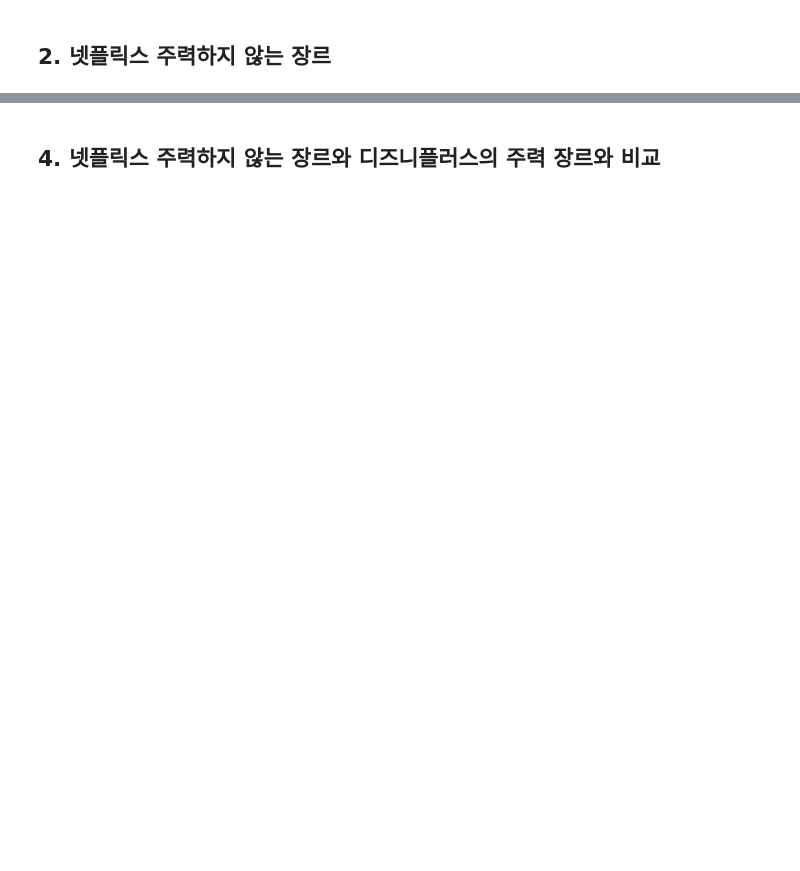
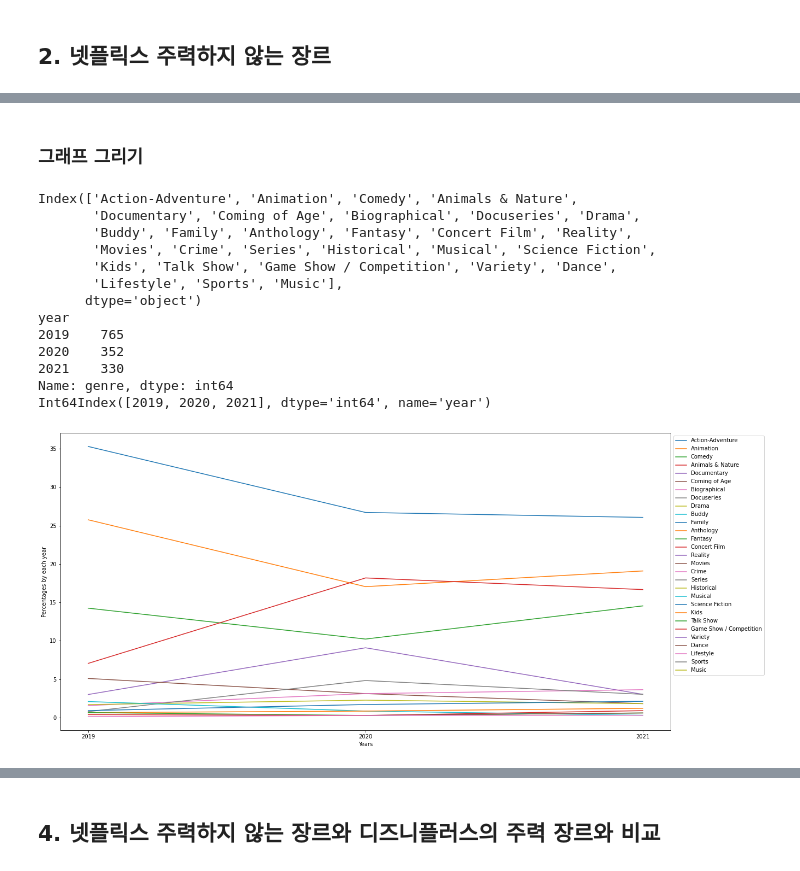
Before and after one commit to och9854/Datathon, a Jupyter notebook: Datathon (2).ipynb, the cells around one changed output, grey strips where cells are left out. Drawn from its saved outputs; the diff is of its cells as text; code cells hidden in the pictures; blank space fills up the shorter version.

```diff
--- a/Datathon (2).ipynb
+++ b/Datathon (2).ipynb
@@ -242,9 +303,0 @@ plt.show()
-# %%
-x = year_list
-y = genre_by_year
-
-what = pd.DataFrame(y, index= x)
-
-what.plot(kind='bar', stacked = True, figsize = (20,8))
-plt.legend(genre_by_year.keys())
-plt.show()
@@ -256,0 +310,3 @@ plt.show()
+# %%
+disney = pd.read_csv("disney_plus_titles.csv")
+disney
@@ -256,0 +327,18 @@ plt.show()
+# %%
+def preprocess_data(df):
+    df = df[["show_id","title", "type", "date_added","listed_in"]] # 열 추출
+
+    df.dropna(axis='index', how = 'any', subset = ['date_added'], inplace=True) # null 제거
+
+    df.rename(columns = {"date_added":"year"}, inplace = True )  # 컬럼명 변경, 연도만 추출
+
+    df["year"]= df["year"].apply(lambda x: x.split(", ")[1]).astype(int) # 연도만 추출하기
+
+    df["genre"] = df['listed_in'].apply(lambda x: x.split(", ")[0]) # 장르 뽑아내기
+
+    df = df.loc[df['year'] >= 2017] # 최근 작픔들만 선별 # why? the important thing is the trend!
+
+    return df
+# %%
+disney = preprocess_data(disney)
+disney
@@ -256,0 +359,2 @@ plt.show()
+# %% [markdown]
+### 그래프 그리기
@@ -256,0 +405,21 @@ plt.show()
+# %%
+show_graph(disney)
+disney_genre_list = temp_genre_list
+disney_genre_by_year = genre_by_year
+
+print()
+# %% [output]
+Index(['Action-Adventure', 'Animation', 'Comedy', 'Animals & Nature',
+       'Documentary', 'Coming of Age', 'Biographical', 'Docuseries', 'Drama',
+       'Buddy', 'Family', 'Anthology', 'Fantasy', 'Concert Film', 'Reality',
+       'Movies', 'Crime', 'Series', 'Historical', 'Musical', 'Science Fiction',
+       'Kids', 'Talk Show', 'Game Show / Competition', 'Variety', 'Dance',
+       'Lifestyle', 'Sports', 'Music'],
+      dtype='object')
+year
+2019    765
+2020    352
+2021    330
+Name: genre, dtype: int64
+Int64Index([2019, 2020, 2021], dtype='int64', name='year')
+[figure, added]
```
Also changed, not shown: parts of 36 cells of this notebook.
